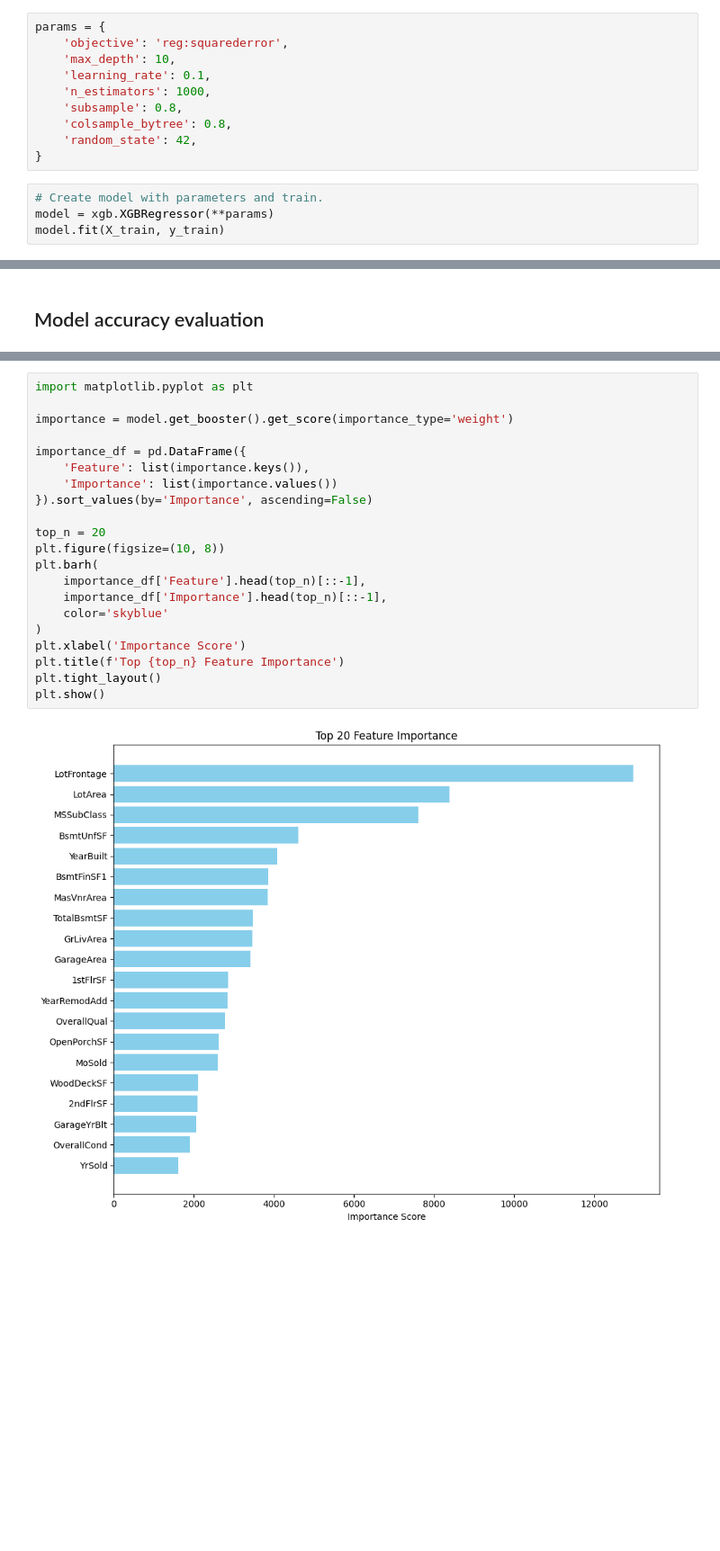
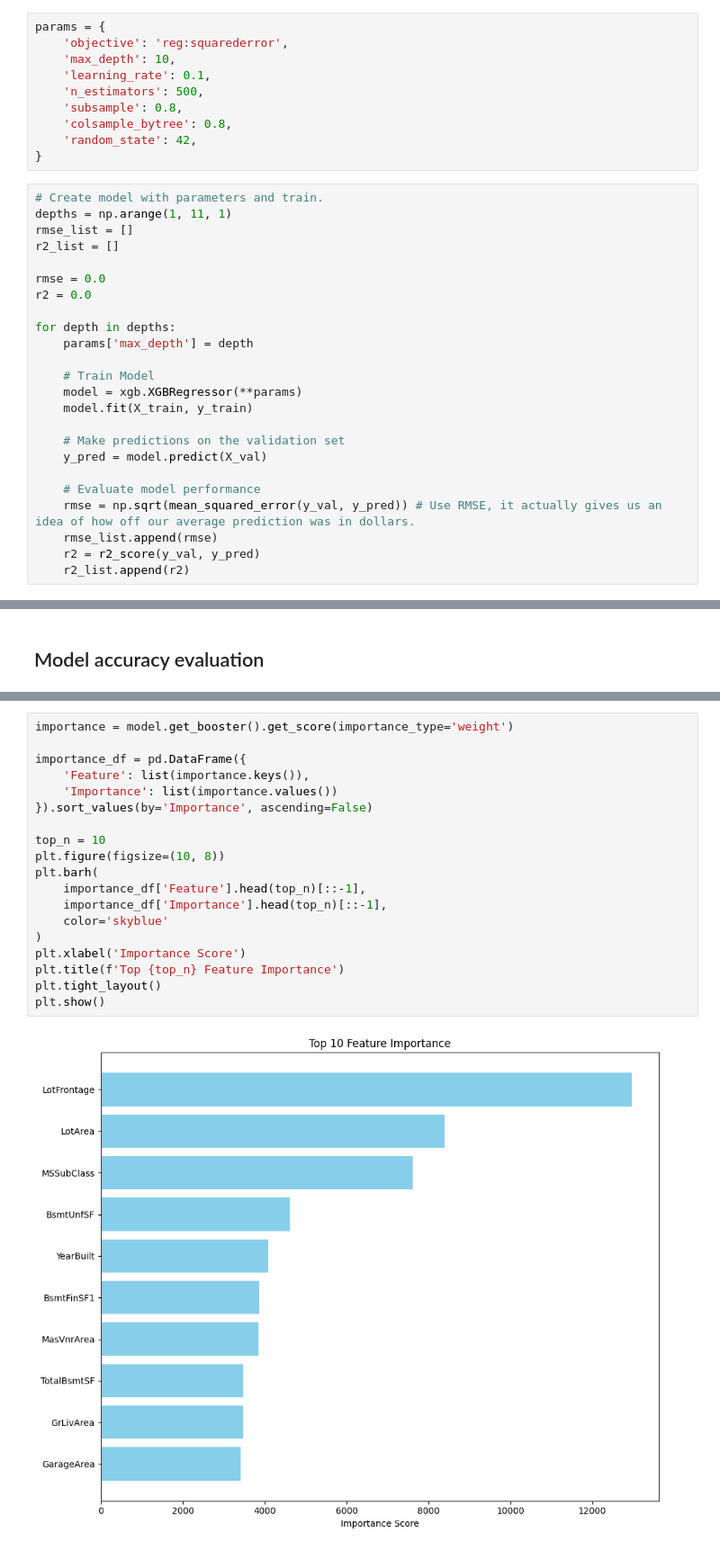
Before and after one commit to stefs2/COSC325-Final-Project, a Jupyter notebook: XGBoost/xgb.ipynb, the cells around one changed output, grey strips where cells are left out. Shown at 90% size. Drawn from its saved outputs; the diff is of its cells as text; blank space fills up the shorter version.

```diff
--- a/XGBoost/xgb.ipynb
+++ b/XGBoost/xgb.ipynb
@@ -40,12 +41,32 @@ params = {
     'objective': 'reg:squarederror',
     'max_depth': 10,
     'learning_rate': 0.1,
-    'n_estimators': 1000,
+    'n_estimators': 500,
     'subsample': 0.8,
     'colsample_bytree': 0.8,
     'random_state': 42,
 }
 # %%
 # Create model with parameters and train.
-model = xgb.XGBRegressor(**params)
-model.fit(X_train, y_train)
+depths = np.arange(1, 11, 1)
+rmse_list = []
+r2_list = []
+
+rmse = 0.0
+r2 = 0.0
+
+for depth in depths:
+    params['max_depth'] = depth
+
+    # Train Model
+    model = xgb.XGBRegressor(**params)
+    model.fit(X_train, y_train)
+
+    # Make predictions on the validation set
+    y_pred = model.predict(X_val)
+
+    # Evaluate model performance
+    rmse = np.sqrt(mean_squared_error(y_val, y_pred)) # Use RMSE, it actually gives us an idea of how off our average prediction was in dollars.
+    rmse_list.append(rmse)
+    r2 = r2_score(y_val, y_pred)
+    r2_list.append(r2)
@@ -79,23 +94,21 @@ R-squared: 0.91
 # %%
-import matplotlib.pyplot as plt
-
 importance = model.get_booster().get_score(importance_type='weight')
 
 importance_df = pd.DataFrame({
     'Feature': list(importance.keys()),
     'Importance': list(importance.values())
 }).sort_values(by='Importance', ascending=False)
 
-top_n = 20
+top_n = 10
 plt.figure(figsize=(10, 8))
 plt.barh(
     importance_df['Feature'].head(top_n)[::-1],
     importance_df['Importance'].head(top_n)[::-1],
     color='skyblue'
 )
 plt.xlabel('Importance Score')
 plt.title(f'Top {top_n} Feature Importance')
 plt.tight_layout()
 plt.show()
 # %% [output]
-[figure, old version]
+[figure, new version]
```
Also changed, not shown: parts of 4 cells of this notebook, 1 other file.
